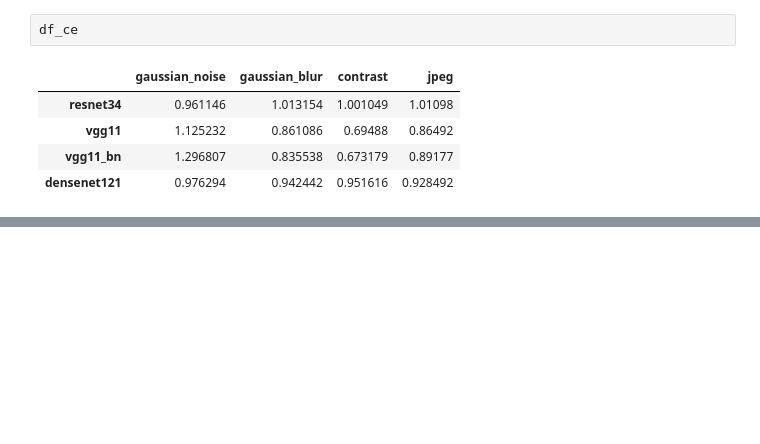
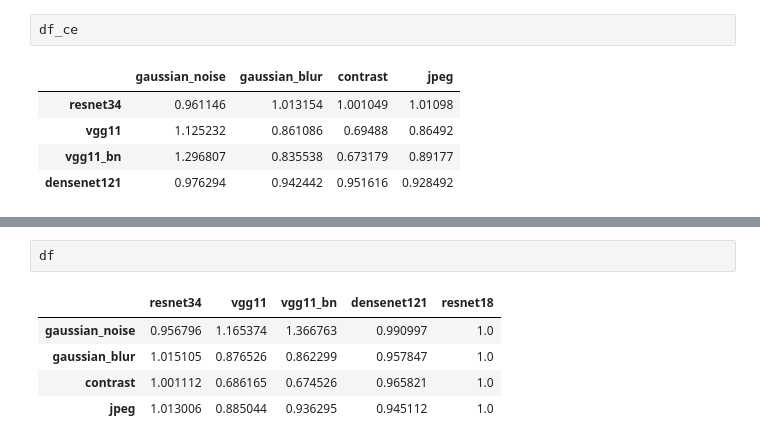
Before and after one commit to bpiyush/DL1Labs, a Jupyter notebook: assignment_2_13677640/part1/test_notebooks/visualize_results.ipynb, the cells around one changed output, grey strips where cells are left out. Drawn from its saved outputs; the diff is of its cells as text; blank space fills up the shorter version.

```diff
--- a/assignment_2_13677640/part1/test_notebooks/visualize_results.ipynb
+++ b/assignment_2_13677640/part1/test_notebooks/visualize_results.ipynb
@@ -265,0 +289,8 @@ df_rce
+# %%
+df
+# %% [output]
+|  | resnet34 | vgg11 | vgg11_bn | densenet121 | resnet18 |
+| gaussian_noise | 0.956796 | 1.165374 | 1.366763 | 0.990997 | 1.0 |
+| gaussian_blur | 1.015105 | 0.876526 | 0.862299 | 0.957847 | 1.0 |
+| contrast | 1.001112 | 0.686165 | 0.674526 | 0.965821 | 1.0 |
+| jpeg | 1.013006 | 0.885044 | 0.936295 | 0.945112 | 1.0 |
```
Also changed, not shown: parts of 24 cells of this notebook, 4 other files.
